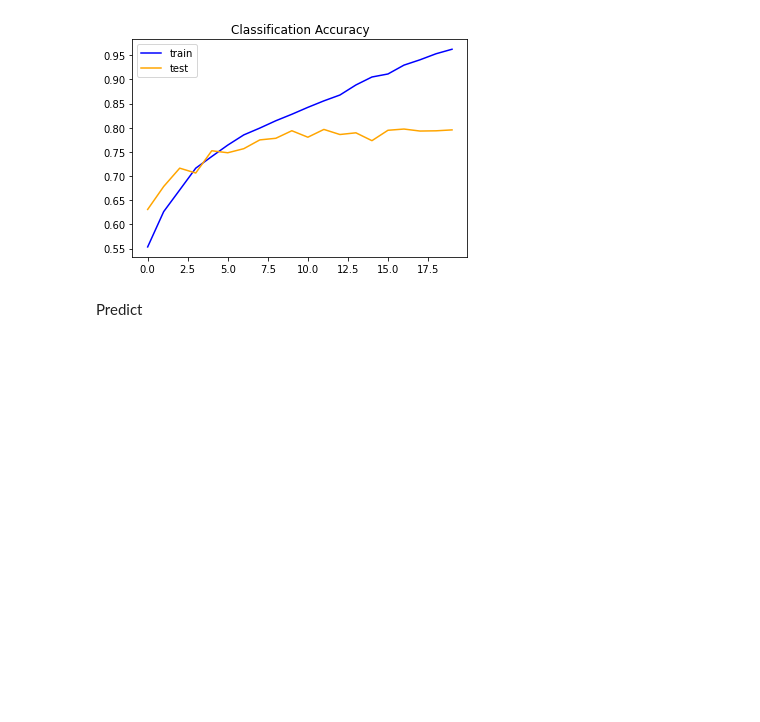
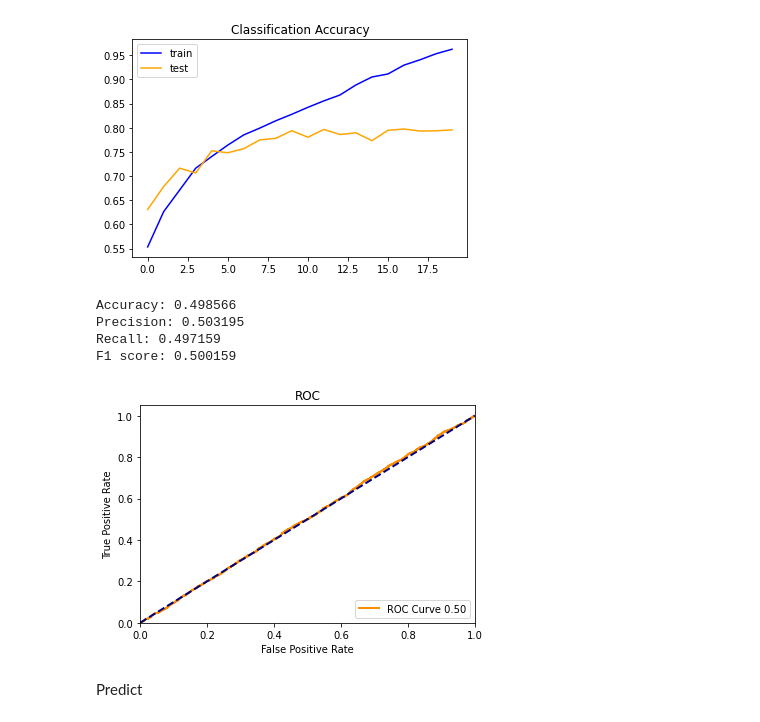
Before and after one commit to mikethisyamondol/dog_vs_cat_image_classification, a Jupyter notebook: dogs_vs_cats.ipynb, the cells around one changed output. Drawn from its saved outputs; the diff is of its cells as text; code cells hidden in the pictures; blank space fills up the shorter version.

```diff
--- a/dogs_vs_cats.ipynb
+++ b/dogs_vs_cats.ipynb
@@ -290,3 +359,25 @@ plt.show()
+# %%
+# accuracy: (tp + tn) / (p + n)
+accuracy = accuracy_score(categories, yhat2_class)
+print('Accuracy: %f' % accuracy)
+# precision tp / (tp + fp)
+precision = precision_score(categories, yhat2_class)
+print('Precision: %f' % precision)
+# recall: tp / (tp + fn)
+recall = recall_score(categories, yhat2_class)
+print('Recall: %f' % recall)
+# f1: 2 tp / (2 tp + fp + fn)
+f1 = f1_score(categories, yhat2_class)
+print('F1 score: %f' % f1)
+# %% [output]
+Accuracy: 0.498566
+Precision: 0.503195
+Recall: 0.497159
+F1 score: 0.500159
+# %%
+roc_auc(yhat1[:,0], categories)
+# %% [output]
+[figure, added]
 # %% [markdown]
 Predict
 # %%
```
Also changed, not shown: parts of 10 cells of this notebook.
